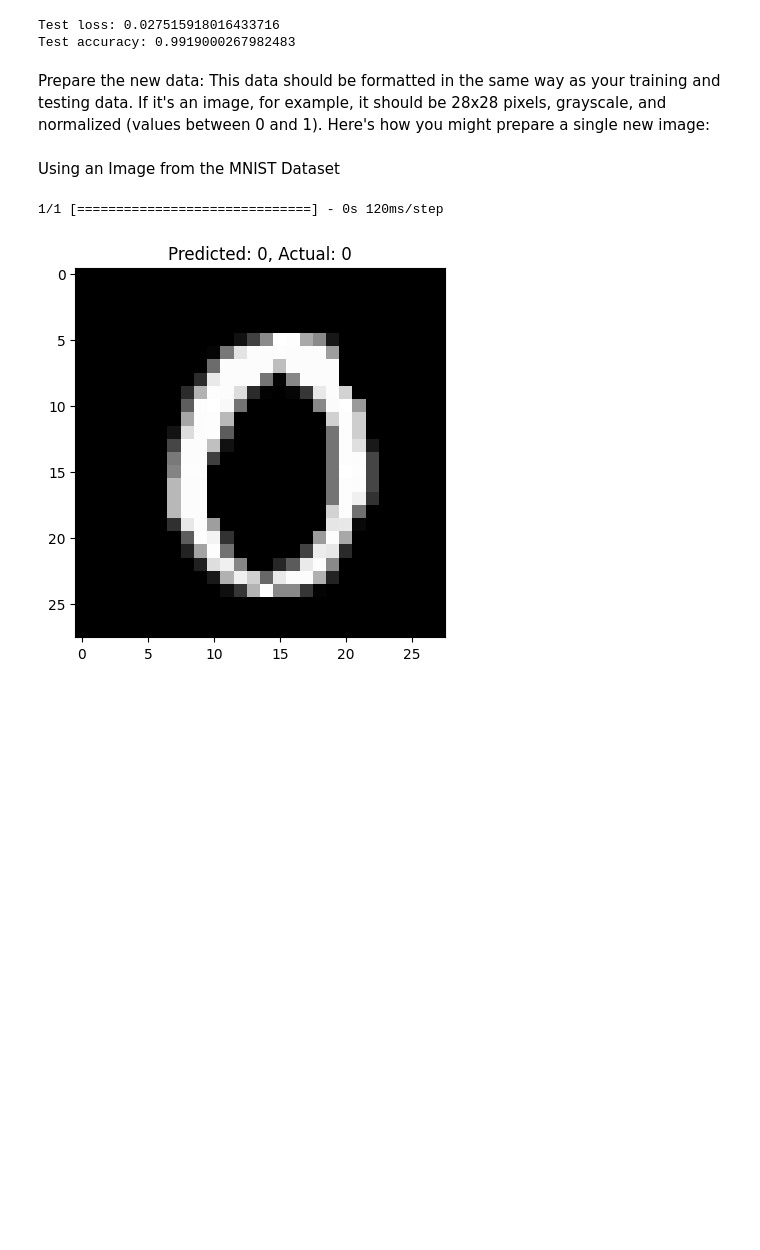
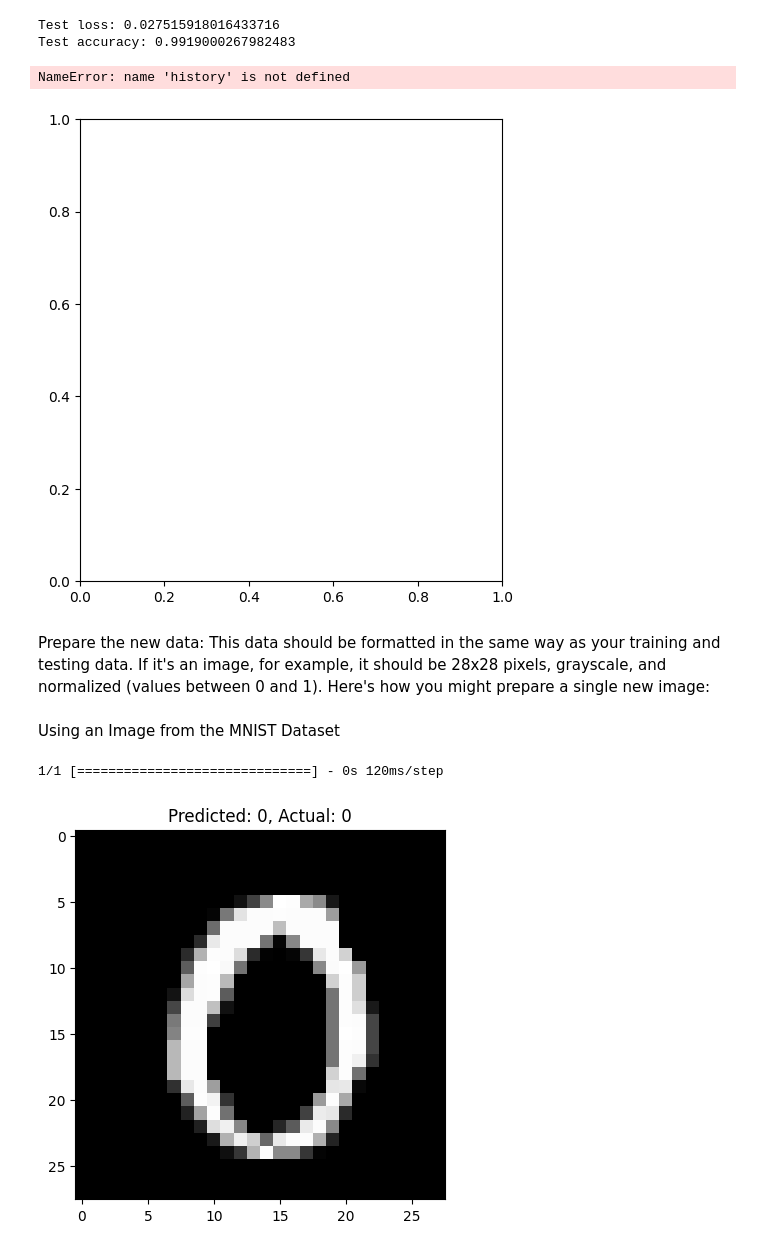
Before and after one commit to StevenFromUnimiMIEDSE/Unimi-DSE-Machine-Learning-Project-Tests, a Jupyter notebook: experimental nn model with artifitial pics(to be improved).ipynb, the cells around one changed output. Drawn from its saved outputs; the diff is of its cells as text; code cells hidden in the pictures; blank space fills up the shorter version.

```diff
--- a/experimental nn model with artifitial pics(to be improved).ipynb
+++ b/experimental nn model with artifitial pics(to be improved).ipynb
@@ -68,6 +107,36 @@ print("Test accuracy:", score[1])
 # %% [output]
 Test loss: 0.027515918016433716
 Test accuracy: 0.9919000267982483
+# %%
+import matplotlib.pyplot as plt
+
+# Assuming 'history' is the variable where you stored the output from the model.fit() method
+# For example: history = model.fit(x_train, y_train, ...)
+
+# Plot training & validation accuracy values
+plt.figure(figsize=(12, 6))
+plt.subplot(1, 2, 1)  # 1 row, 2 columns, 1st subplot = accuracy
+plt.plot(history.history['accuracy'], label='Train')
+plt.plot(history.history['val_accuracy'], label='Validation')
+plt.title('Model accuracy')
+plt.ylabel('Accuracy')
+plt.xlabel('Epoch')
+plt.legend(loc='upper left')
+
+# Plot training & validation loss values
+plt.subplot(1, 2, 2)  # 1 row, 2 columns, 2nd subplot = loss
+plt.plot(history.history['loss'], label='Train')
+plt.plot(history.history['val_loss'], label='Validation')
+plt.title('Model loss')
+plt.ylabel('Loss')
+plt.xlabel('Epoch')
+plt.legend(loc='upper left')
+
+plt.tight_layout()  # Adjusts the plots to fit well
+plt.show()
+# %% [output]
+NameError: name 'history' is not defined
+[figure, added]
 # %% [markdown]
 
 
```
Also changed, not shown: parts of 1 cell of this notebook.
